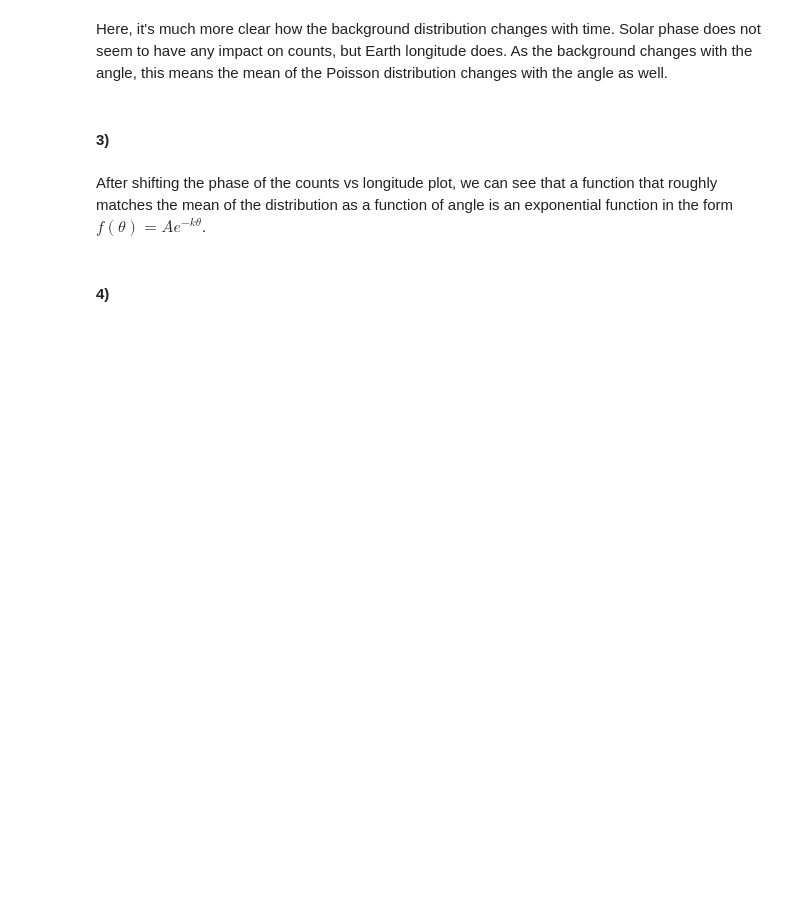
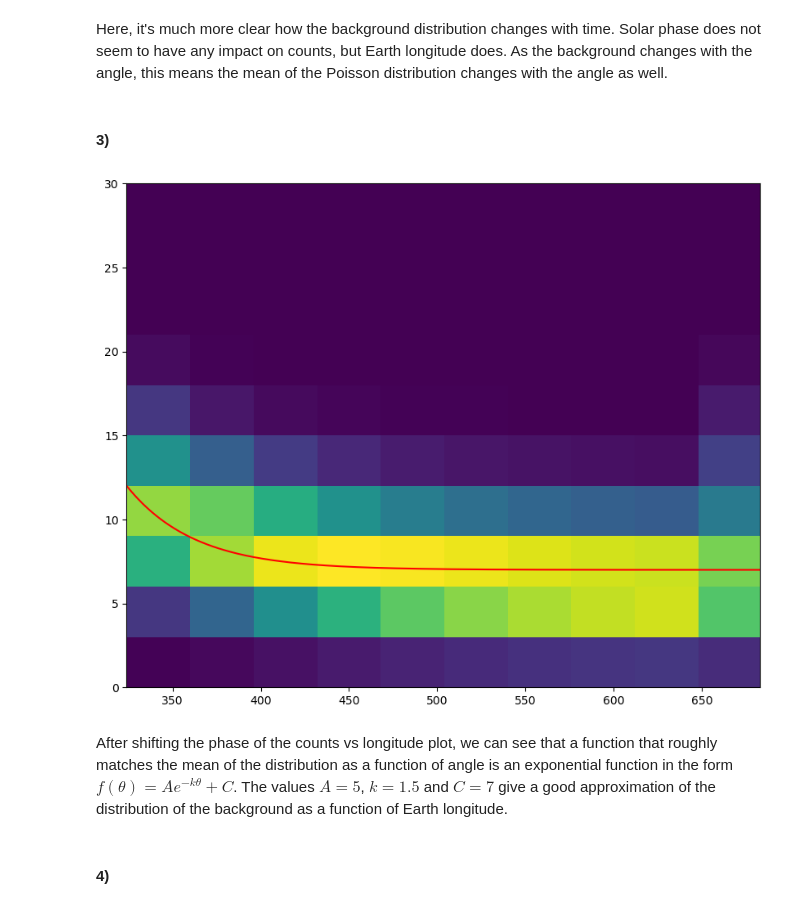
Before and after one commit to pgwart/PHYS434, a Jupyter notebook: lab4.ipynb, the cells around one changed output. Drawn from its saved outputs; the diff is of its cells as text; code cells hidden in the pictures; blank space fills up the shorter version.

```diff
--- a/lab4.ipynb
+++ b/lab4.ipynb
@@ -86,8 +86,24 @@ plt.show()
 Here, it's much more clear how the background distribution changes with time. Solar phase does not seem to have any impact on counts, but Earth longitude does. As the background changes with the angle, this means the mean of the Poisson distribution changes with the angle as well.
 # %% [markdown]
 #### 3)
+# %%
+x0 = 324
+A = 5
+k = 1.5
+C = 7
+r = 2*np.pi/360 # convert degrees to radians
+
+x = np.linspace(x0, 360+x0, 1000)
+
+plt.hist2d(data[2,:], data[3,:])
+plt.hist2d(data[2,:]+360, data[3,:])
+plt.xlim(324,683)
+plt.plot(x, A*np.exp(-k*r*(x-x0))+C,c='r', label='Exponential function')
+plt.show()
+# %% [output]
+[figure, added]
 # %% [markdown]
-After shifting the phase of the counts vs longitude plot, we can see that a function that roughly matches the mean of the distribution as a function of angle is an exponential function in the form $f(\theta) = Ae^{-k\theta}$.
+After shifting the phase of the counts vs longitude plot, we can see that a function that roughly matches the mean of the distribution as a function of angle is an exponential function in the form $f(\theta) = Ae^{-k\theta}+C$. The values $A=5$, $k=1.5$ and $C=7$ give a good approximation of the distribution of the background as a function of Earth longitude.
 # %% [markdown]
 #### 4)
 # %% [markdown]
```
